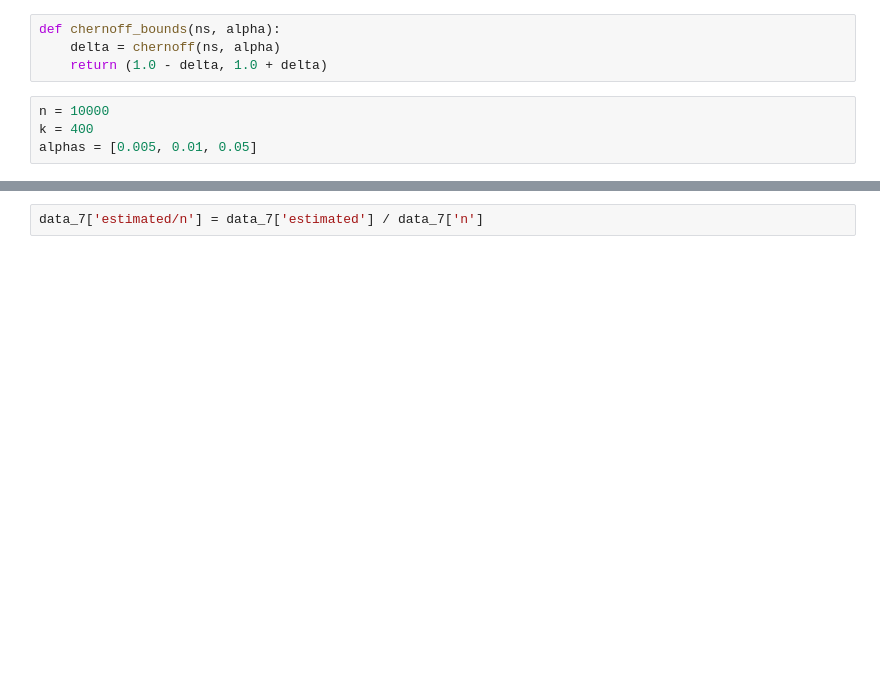
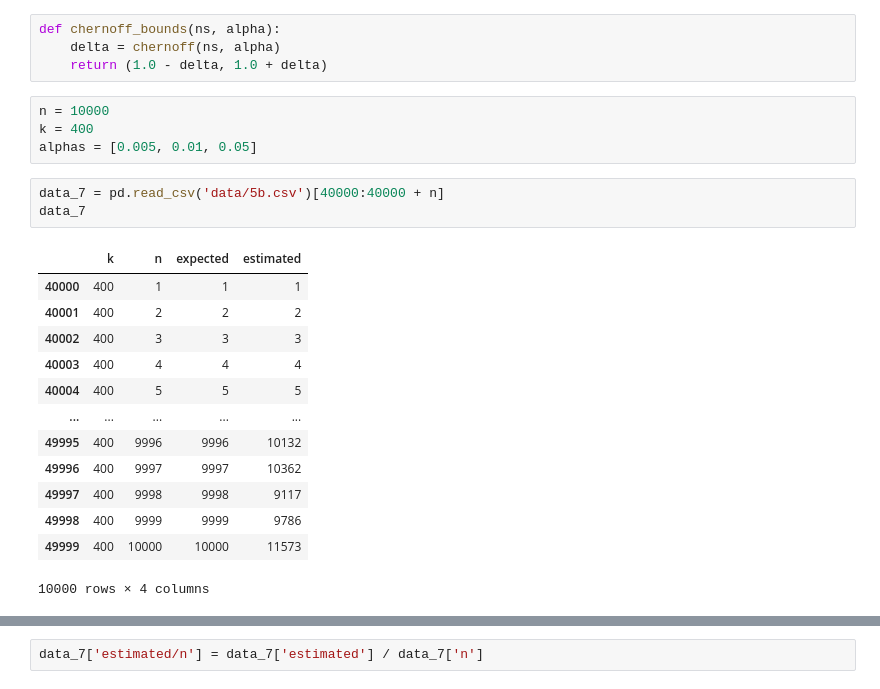
Before and after one commit to JakubGogola-IDENTT/analysis_of_algorithms, a Jupyter notebook: lab2/lab3.ipynb, the cells around one changed output, grey strips where cells are left out. Drawn from its saved outputs; the diff is of its cells as text; blank space fills up the shorter version.

```diff
--- a/lab2/lab3.ipynb
+++ b/lab2/lab3.ipynb
@@ -186,3 +171,20 @@ def chernoff_bounds(ns, alpha):
 n = 10000
 k = 400
 alphas = [0.005, 0.01, 0.05]
+# %%
+data_7 = pd.read_csv('data/5b.csv')[40000:40000 + n]
+data_7
+# %% [output]
+|  | k | n | expected | estimated |
+| 40000 | 400 | 1 | 1 | 1 |
+| 40001 | 400 | 2 | 2 | 2 |
+| 40002 | 400 | 3 | 3 | 3 |
+| 40003 | 400 | 4 | 4 | 4 |
+| 40004 | 400 | 5 | 5 | 5 |
+| ... | ... | ... | ... | ... |
+| 49995 | 400 | 9996 | 9996 | 10132 |
+| 49996 | 400 | 9997 | 9997 | 10362 |
+| 49997 | 400 | 9998 | 9998 | 9117 |
+| 49998 | 400 | 9999 | 9999 | 9786 |
+| 49999 | 400 | 10000 | 10000 | 11573 |
+10000 rows × 4 columns
```
Also changed, not shown: parts of 11 cells of this notebook, 2 other files.
